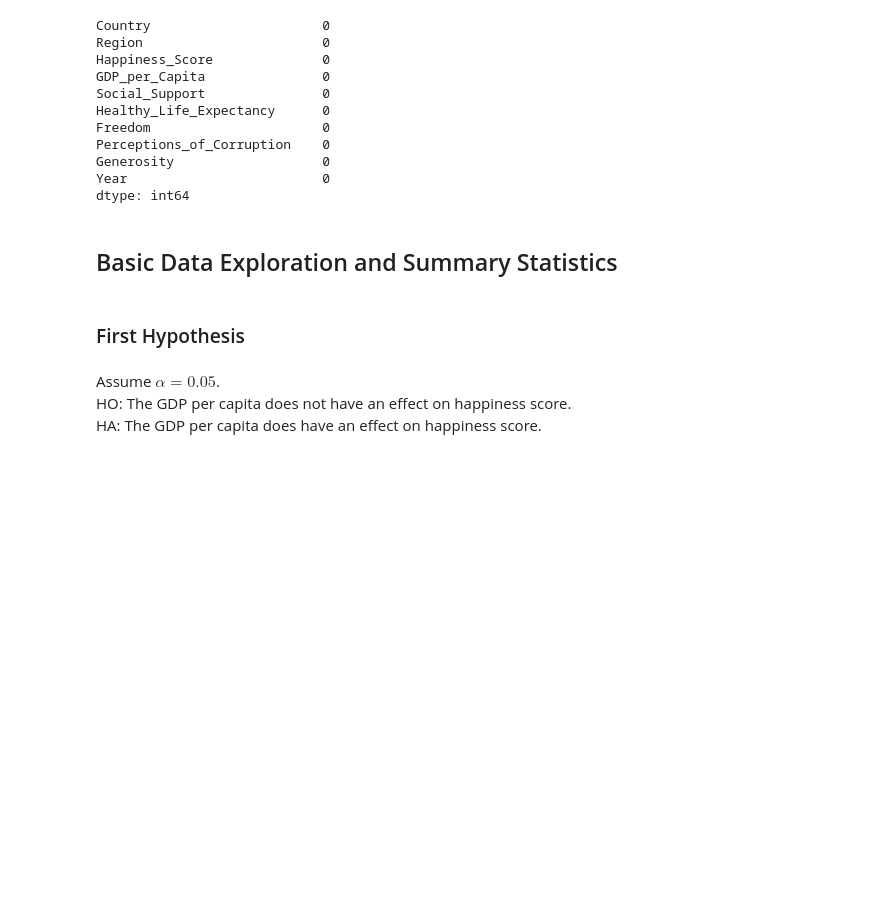
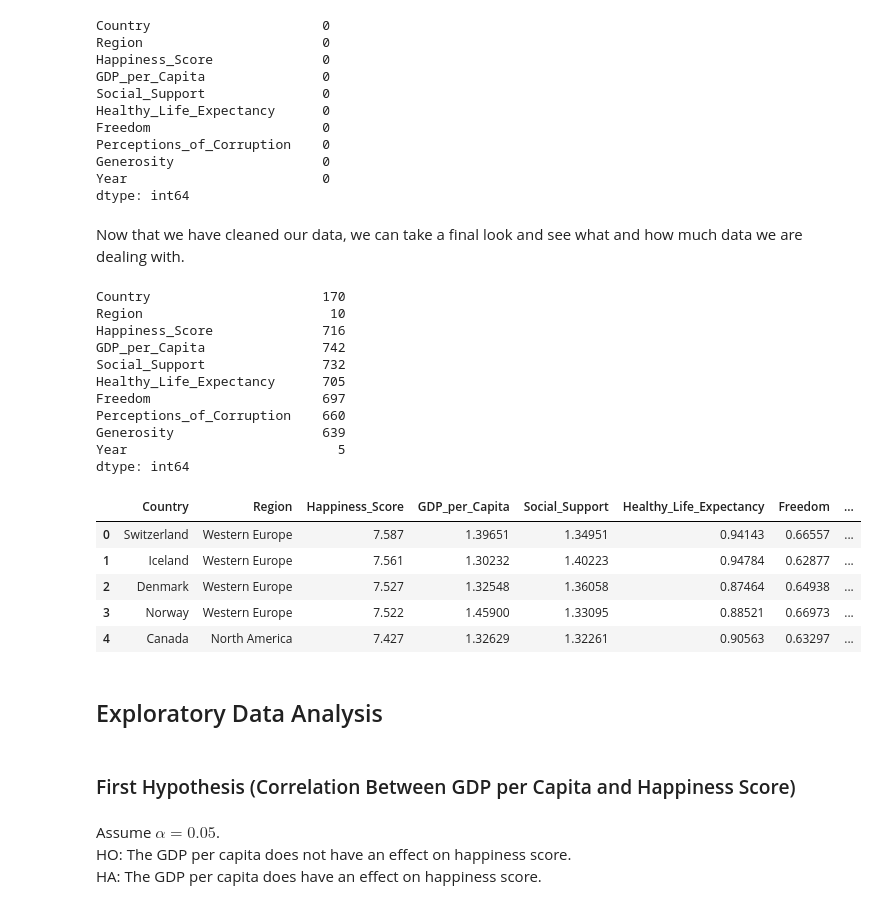
Before and after one commit to cjungk2/cjungk2.github.io, a Jupyter notebook: Final_Project.ipynb, the cells around one changed output. Saved outputs shown, nothing was run; the diff lists cells and outputs as text; code cells hidden in the pictures; blank space fills up the shorter version.

```diff
--- a/Final_Project.ipynb
+++ b/Final_Project.ipynb
@@ -217,10 +280,33 @@ Perceptions_of_Corruption    0
 Generosity                   0
 Year                         0
 dtype: int64
+# %% [markdown]
+Now that we have cleaned our data, we can take a final look and see what and how much data we are dealing with.
+# %%
+print(happiness_df.nunique())
+happiness_df.head()
+# %% [output]
+Country                      170
+Region                        10
+Happiness_Score              716
+GDP_per_Capita               742
+Social_Support               732
+Healthy_Life_Expectancy      705
+Freedom                      697
+Perceptions_of_Corruption    660
+Generosity                   639
+Year                           5
+dtype: int64
+|  | Country | Region | Happiness_Score | GDP_per_Capita | Social_Support | Healthy_Life_Expectancy | Freedom | ... |
+| 0 | Switzerland | Western Europe | 7.587 | 1.39651 | 1.34951 | 0.94143 | 0.66557 | ... |
+| 1 | Iceland | Western Europe | 7.561 | 1.30232 | 1.40223 | 0.94784 | 0.62877 | ... |
+| 2 | Denmark | Western Europe | 7.527 | 1.32548 | 1.36058 | 0.87464 | 0.64938 | ... |
+| 3 | Norway | Western Europe | 7.522 | 1.45900 | 1.33095 | 0.88521 | 0.66973 | ... |
+| 4 | Canada | North America | 7.427 | 1.32629 | 1.32261 | 0.90563 | 0.63297 | ... |
 # %% [markdown]
-## Basic Data Exploration and Summary Statistics
+## Exploratory Data Analysis <a id='exploratory-data-analysis'></a>
 # %% [markdown]
-### First Hypothesis
+### First Hypothesis (Correlation Between GDP per Capita and Happiness Score) <a id='first-hypothesis'></a>
 # %% [markdown]
 Assume $\alpha = 0.05$.<br>
 HO: The GDP per capita does not have an effect on happiness score.<br>
```
Also changed, not shown: parts of 22 cells of this notebook.
